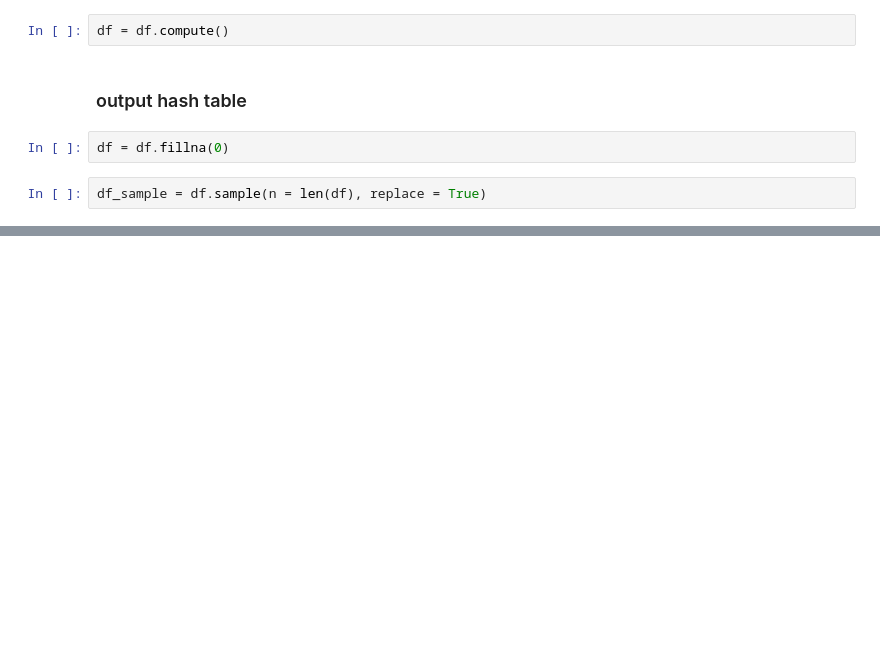
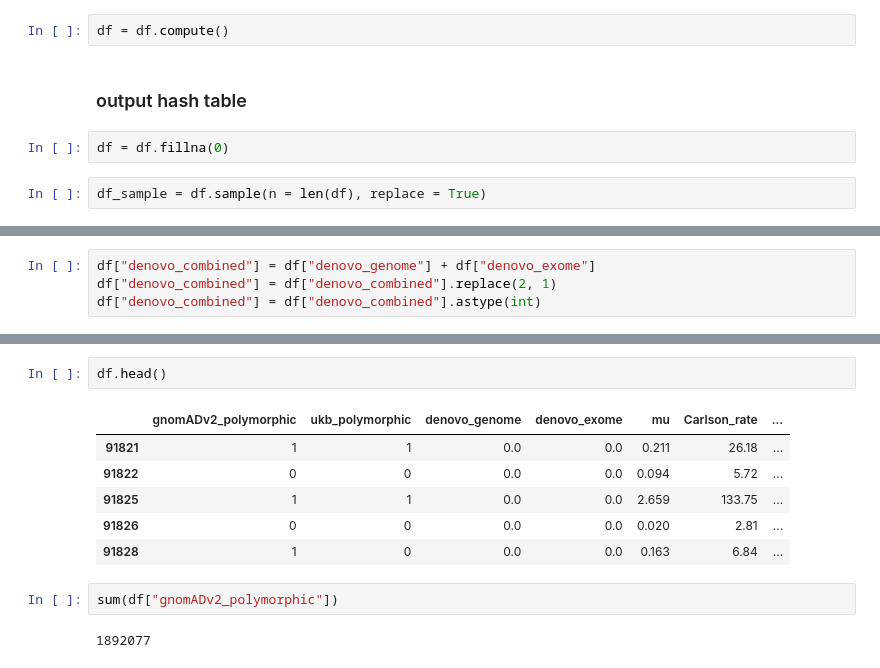
Before and after one commit to vseplyarskiy/Roulette, a Jupyter notebook: validation/data/sample_sites.ipynb, the cells around one changed output, grey strips where cells are left out. Saved outputs shown, nothing was run; the diff lists cells and outputs as text; blank space fills up the shorter version.

```diff
--- a/validation/data/sample_sites.ipynb
+++ b/validation/data/sample_sites.ipynb
@@ -81,0 +79,4 @@ for polymorphic in polymorphic_list:
+# %%
+df["denovo_combined"] = df["denovo_genome"] + df["denovo_exome"]
+df["denovo_combined"] = df["denovo_combined"].replace(2, 1)
+df["denovo_combined"] = df["denovo_combined"].astype(int)
@@ -81,0 +102,13 @@ for polymorphic in polymorphic_list:
+# %%
+df.head()
+# %% [output]
+|  | gnomADv2_polymorphic | ukb_polymorphic | denovo_genome | denovo_exome | mu | Carlson_rate | ... |
+| 91821 | 1 | 1 | 0.0 | 0.0 | 0.211 | 26.18 | ... |
+| 91822 | 0 | 0 | 0.0 | 0.0 | 0.094 | 5.72 | ... |
+| 91825 | 1 | 1 | 0.0 | 0.0 | 2.659 | 133.75 | ... |
+| 91826 | 0 | 0 | 0.0 | 0.0 | 0.020 | 2.81 | ... |
+| 91828 | 1 | 0 | 0.0 | 0.0 | 0.163 | 6.84 | ... |
+# %%
+sum(df["gnomADv2_polymorphic"])
+# %% [output]
+1892077
```
Also changed, not shown: parts of 5 cells of this notebook.
